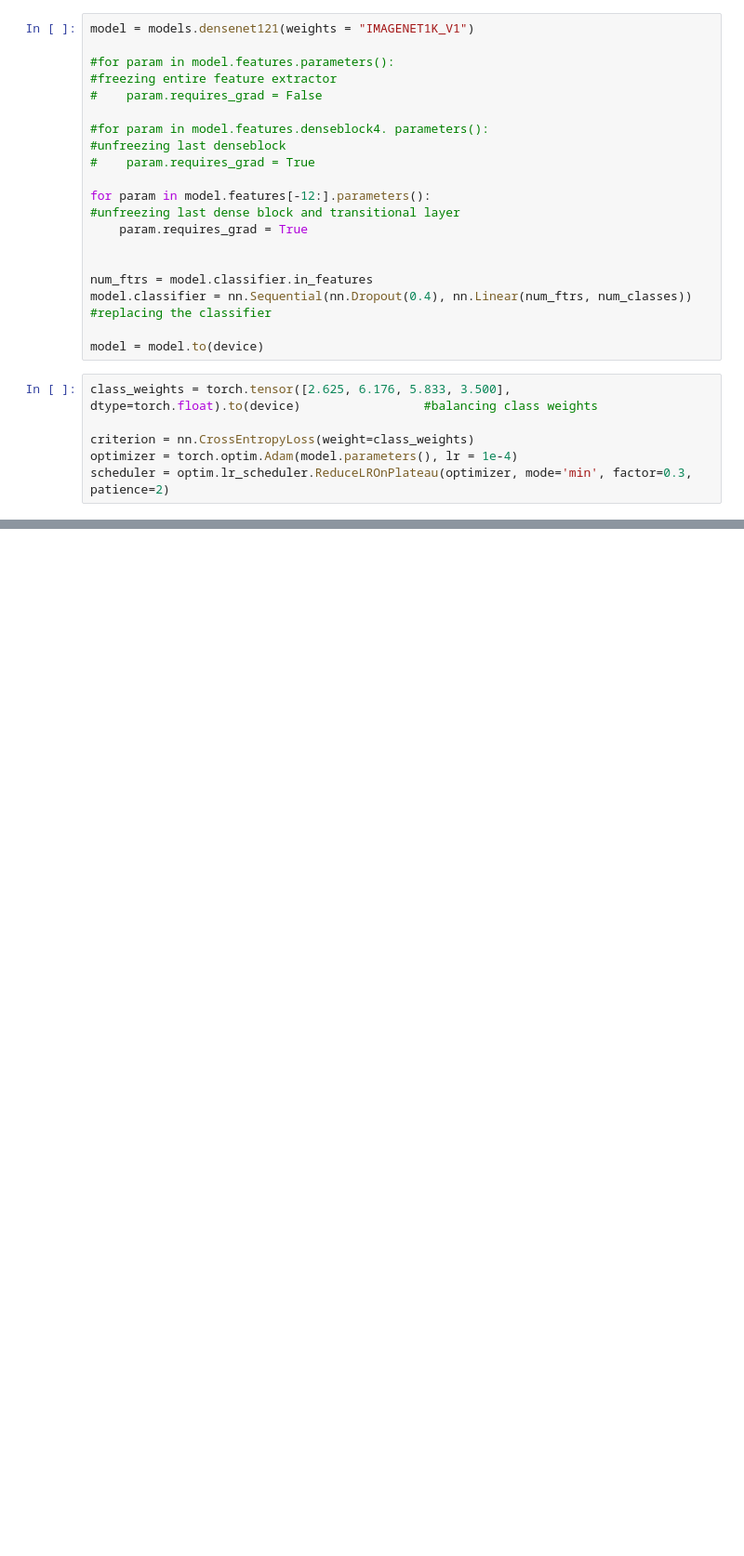
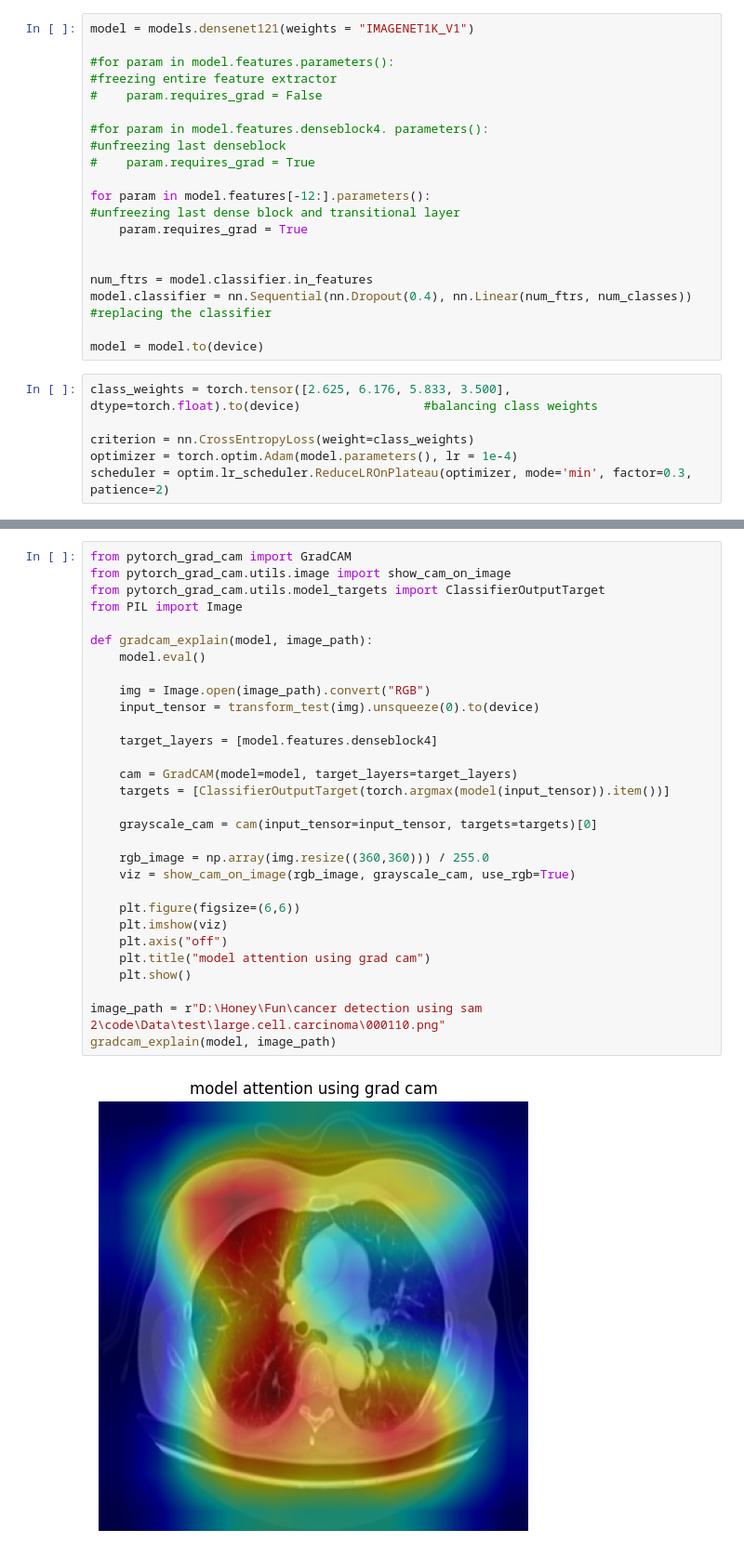
Before and after one commit to KushagraSinghog/CancerDetection, a Jupyter notebook: existing.ipynb, the cells around one changed output, grey strips where cells are left out. Shown at 93% size. Saved outputs shown, nothing was run; the diff lists cells and outputs as text; blank space fills up the shorter version.

```diff
--- a/existing.ipynb
+++ b/existing.ipynb
@@ -280,0 +234,32 @@ def load_best_model():
+# %%
+from pytorch_grad_cam import GradCAM
+from pytorch_grad_cam.utils.image import show_cam_on_image
+from pytorch_grad_cam.utils.model_targets import ClassifierOutputTarget
+from PIL import Image
+
+def gradcam_explain(model, image_path):
+    model.eval()
+
+    img = Image.open(image_path).convert("RGB")
+    input_tensor = transform_test(img).unsqueeze(0).to(device)
+
+    target_layers = [model.features.denseblock4]
+
+    cam = GradCAM(model=model, target_layers=target_layers)
+    targets = [ClassifierOutputTarget(torch.argmax(model(input_tensor)).item())]
+
+    grayscale_cam = cam(input_tensor=input_tensor, targets=targets)[0]
+
+    rgb_image = np.array(img.resize((360,360))) / 255.0
+    viz = show_cam_on_image(rgb_image, grayscale_cam, use_rgb=True)
+
+    plt.figure(figsize=(6,6))
+    plt.imshow(viz)
+    plt.axis("off")
+    plt.title("model attention using grad cam")
+    plt.show()
+
+image_path = r"D:\Honey\Fun\cancer detection using sam 2\code\Data\test\large.cell.carcinoma\000110.png"
+gradcam_explain(model, image_path)
+# %% [output]
+[figure, added]
```
Also changed, not shown: parts of 17 cells of this notebook.
